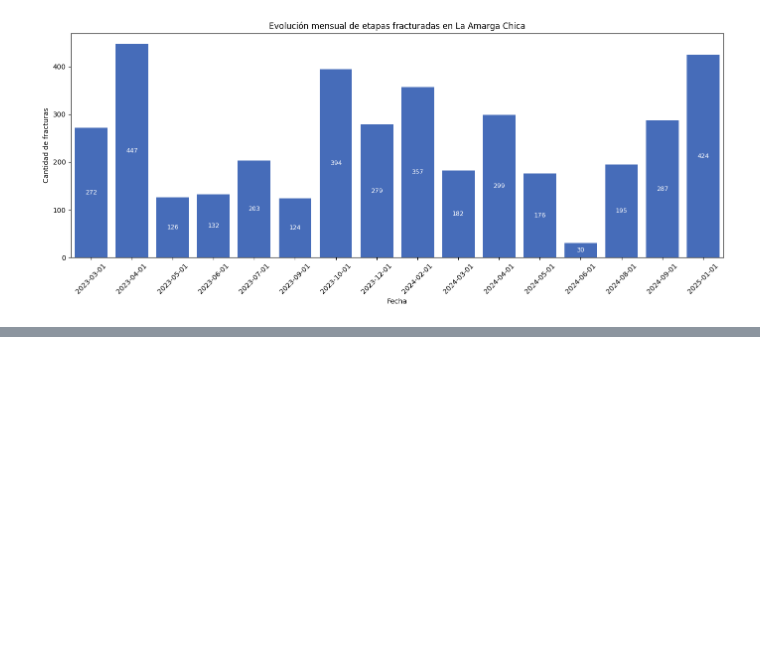
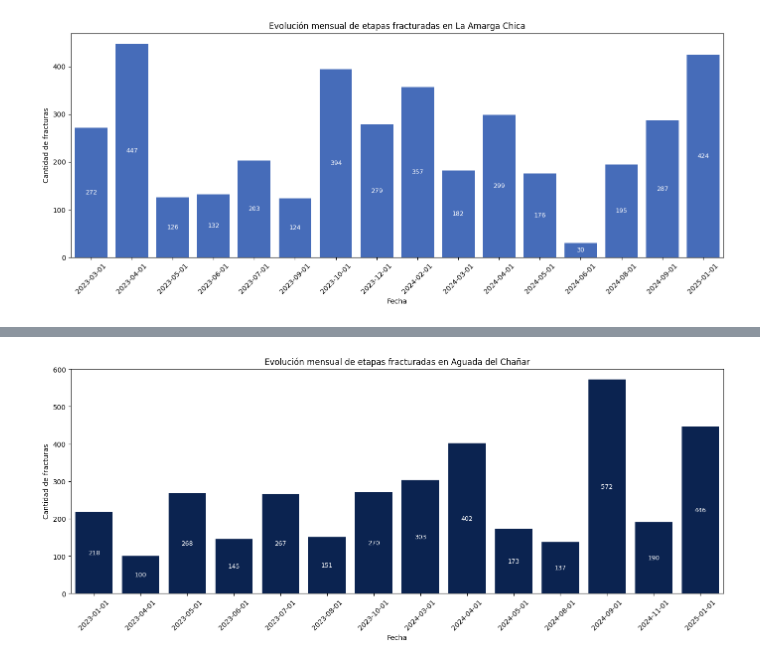
Before and after one commit to antonellafontanetto/Etapas-Fracturadas---YPF, a Jupyter notebook: Etapas_Fracturadas_de_YPF.ipynb, the cells around one changed output, grey strips where cells are left out. Saved outputs shown, nothing was run; the diff lists cells and outputs as text; code cells hidden in the pictures; blank space fills up the shorter version.

```diff
--- a/Etapas_Fracturadas_de_YPF.ipynb
+++ b/Etapas_Fracturadas_de_YPF.ipynb
@@ -340,0 +376,15 @@ plt.show()
+# %%
+plt.figure(figsize=(14,6))
+ax = sns.barplot(data=evolucion2, x='Fecha', y='Cantidad fracturas', color='#001F5B')
+
+for container in ax.containers:
+    ax.bar_label(container, labels=[f"{int(v)}" for v in container.datavalues],
+                 label_type='center', color='white', fontsize=9)
+plt.title('Evolución mensual de etapas fracturadas en Aguada del Chañar')
+plt.xlabel('Fecha')
+plt.ylabel('Cantidad de fracturas')
+plt.xticks(rotation=45)
+plt.tight_layout()
+plt.show()
+# %% [output]
+[figure, added]
```
Also changed, not shown: parts of 23 cells of this notebook.
